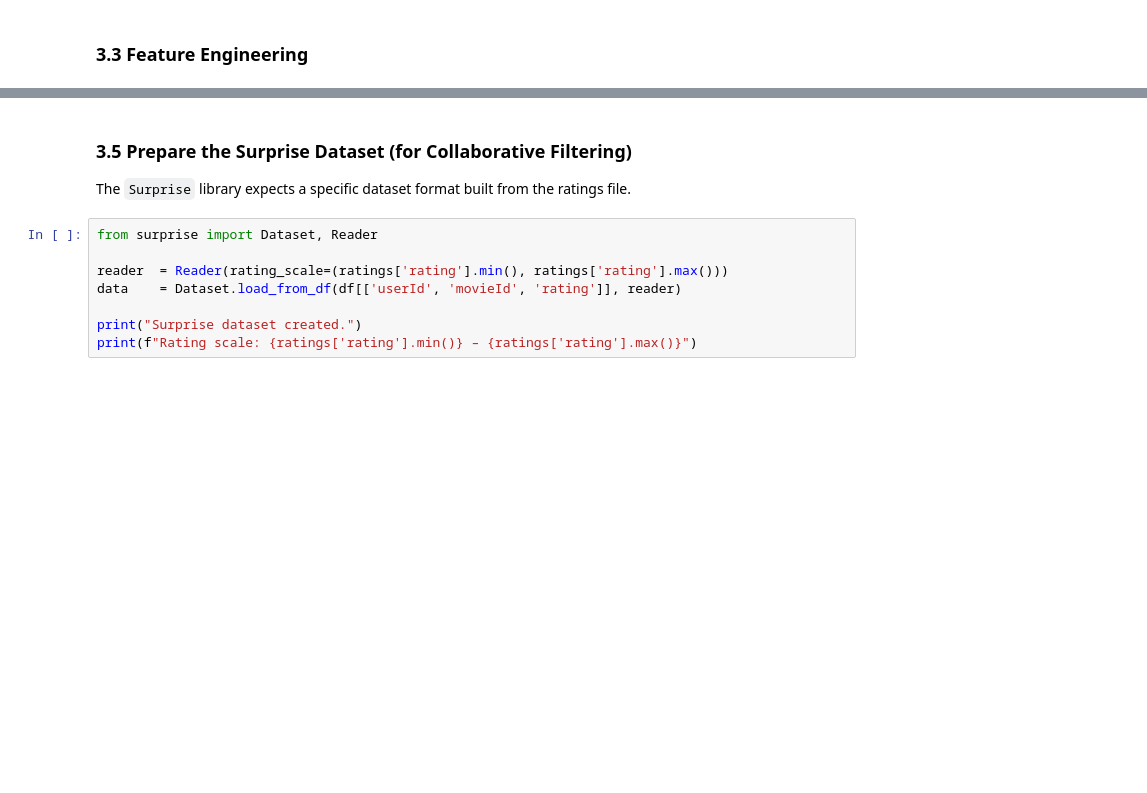
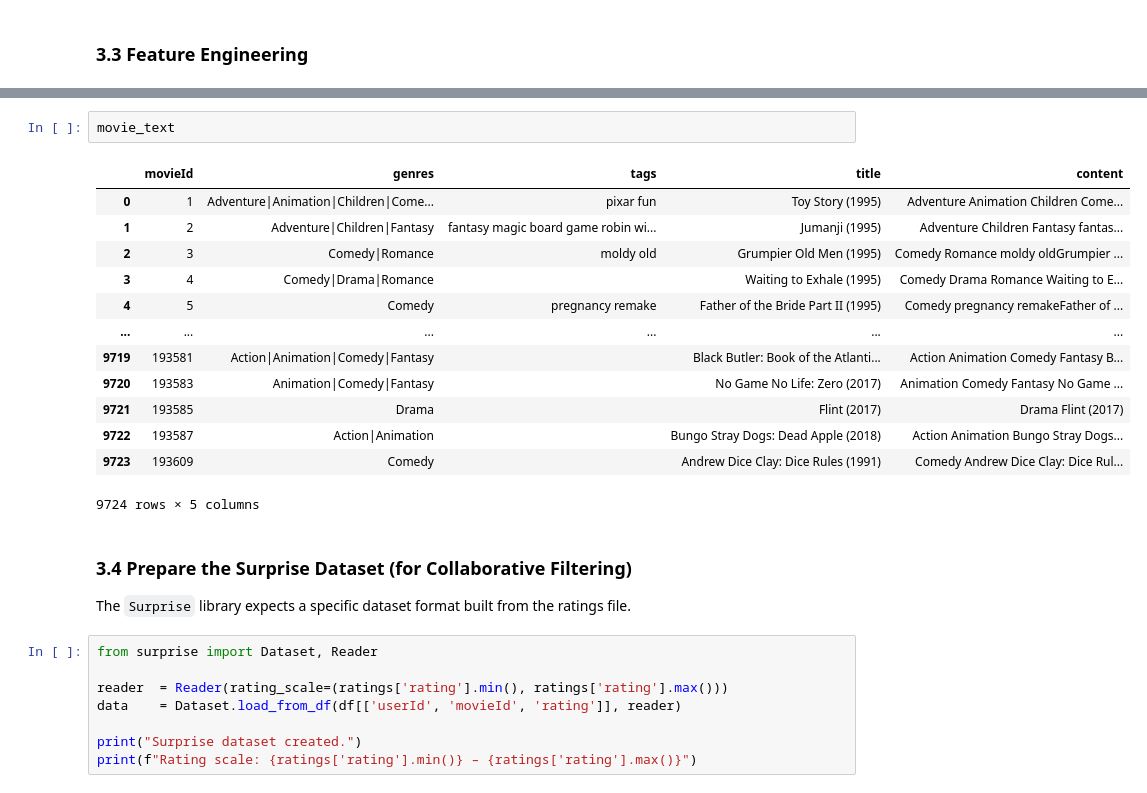
Before and after one commit to just-mawi/Group1_Phase4, a Jupyter notebook: movies.ipynb, the cells around one changed output, grey strips where cells are left out. Cells and saved outputs as stored; diff of their text form; blank space fills up the shorter version.

```diff
--- a/movies.ipynb
+++ b/movies.ipynb
@@ -525,5 +537,21 @@ Test size  : 20,168  (20%)
+# %%
+movie_text
+# %% [output]
+|  | movieId | genres | tags | title | content |
+| 0 | 1 | Adventure|Animation|Children|Come... | pixar fun | Toy Story (1995) | Adventure Animation Children Come... |
+| 1 | 2 | Adventure|Children|Fantasy | fantasy magic board game robin wi... | Jumanji (1995) | Adventure Children Fantasy fantas... |
+| 2 | 3 | Comedy|Romance | moldy old | Grumpier Old Men (1995) | Comedy Romance moldy oldGrumpier ... |
+| 3 | 4 | Comedy|Drama|Romance |  | Waiting to Exhale (1995) | Comedy Drama Romance Waiting to E... |
+| 4 | 5 | Comedy | pregnancy remake | Father of the Bride Part II (1995) | Comedy pregnancy remakeFather of ... |
+| ... | ... | ... | ... | ... | ... |
+| 9719 | 193581 | Action|Animation|Comedy|Fantasy |  | Black Butler: Book of the Atlanti... | Action Animation Comedy Fantasy B... |
+| 9720 | 193583 | Animation|Comedy|Fantasy |  | No Game No Life: Zero (2017) | Animation Comedy Fantasy No Game ... |
+| 9721 | 193585 | Drama |  | Flint (2017) | Drama Flint (2017) |
+| 9722 | 193587 | Action|Animation |  | Bungo Stray Dogs: Dead Apple (2018) | Action Animation Bungo Stray Dogs... |
+| 9723 | 193609 | Comedy |  | Andrew Dice Clay: Dice Rules (1991) | Comedy Andrew Dice Clay: Dice Rul... |
+9724 rows × 5 columns
 # %% [markdown]
-### 3.5 Prepare the Surprise Dataset (for Collaborative Filtering)
+### 3.4 Prepare the Surprise Dataset (for Collaborative Filtering)
 
 The `Surprise` library expects a specific dataset format built from the ratings file.
 # %%
```
Also changed, not shown: parts of 37 cells of this notebook.
